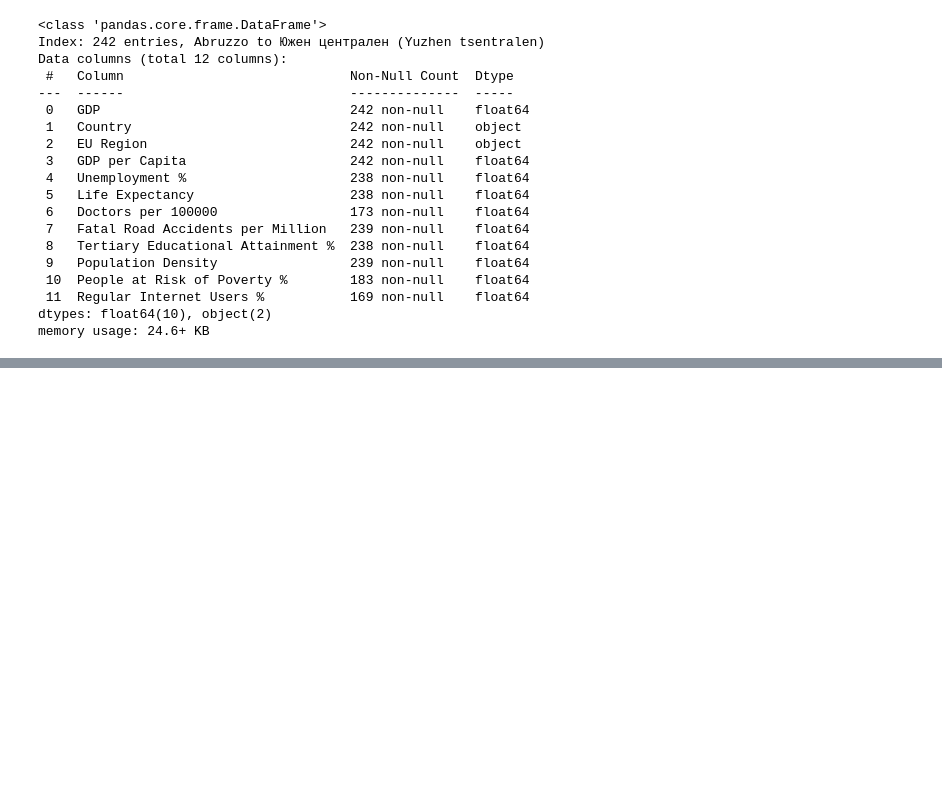
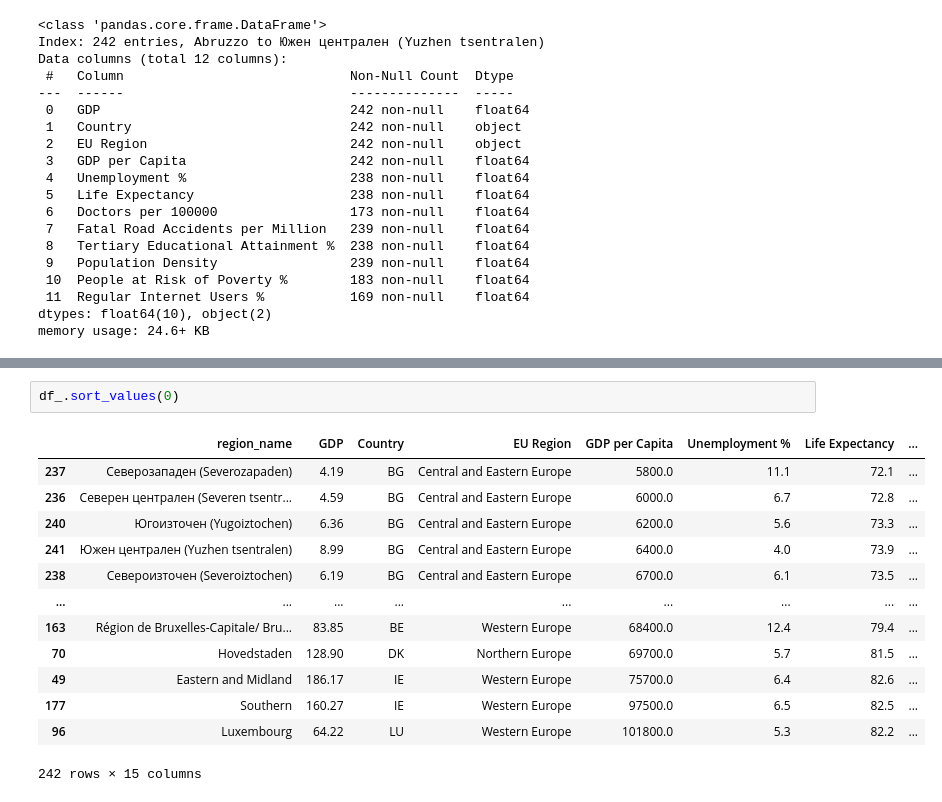
Before and after one commit to derevirn/eu-stats, a Jupyter notebook: notebooks/statistical_analysis.ipynb, the cells around one changed output, grey strips where cells are left out. Drawn from its saved outputs; the diff is of its cells as text; blank space fills up the shorter version.

```diff
--- a/notebooks/statistical_analysis.ipynb
+++ b/notebooks/statistical_analysis.ipynb
@@ -77,0 +108,16 @@ df.plot(kind = 'scatter', backend = 'plotly',
+# %%
+df_.sort_values(0)
+# %% [output]
+|  | region_name | GDP | Country | EU Region | GDP per Capita | Unemployment % | Life Expectancy | ... |
+| 237 | Северозападен (Severozapaden) | 4.19 | BG | Central and Eastern Europe | 5800.0 | 11.1 | 72.1 | ... |
+| 236 | Северен централен (Severen tsentr... | 4.59 | BG | Central and Eastern Europe | 6000.0 | 6.7 | 72.8 | ... |
+| 240 | Югоизточен (Yugoiztochen) | 6.36 | BG | Central and Eastern Europe | 6200.0 | 5.6 | 73.3 | ... |
+| 241 | Южен централен (Yuzhen tsentralen) | 8.99 | BG | Central and Eastern Europe | 6400.0 | 4.0 | 73.9 | ... |
+| 238 | Североизточен (Severoiztochen) | 6.19 | BG | Central and Eastern Europe | 6700.0 | 6.1 | 73.5 | ... |
+| ... | ... | ... | ... | ... | ... | ... | ... | ... |
+| 163 | Région de Bruxelles-Capitale/ Bru... | 83.85 | BE | Western Europe | 68400.0 | 12.4 | 79.4 | ... |
+| 70 | Hovedstaden | 128.90 | DK | Northern Europe | 69700.0 | 5.7 | 81.5 | ... |
+| 49 | Eastern and Midland | 186.17 | IE | Western Europe | 75700.0 | 6.4 | 82.6 | ... |
+| 177 | Southern | 160.27 | IE | Western Europe | 97500.0 | 6.5 | 82.5 | ... |
+| 96 | Luxembourg | 64.22 | LU | Western Europe | 101800.0 | 5.3 | 82.2 | ... |
+242 rows × 15 columns
```
Also changed, not shown: parts of 7 cells of this notebook.
